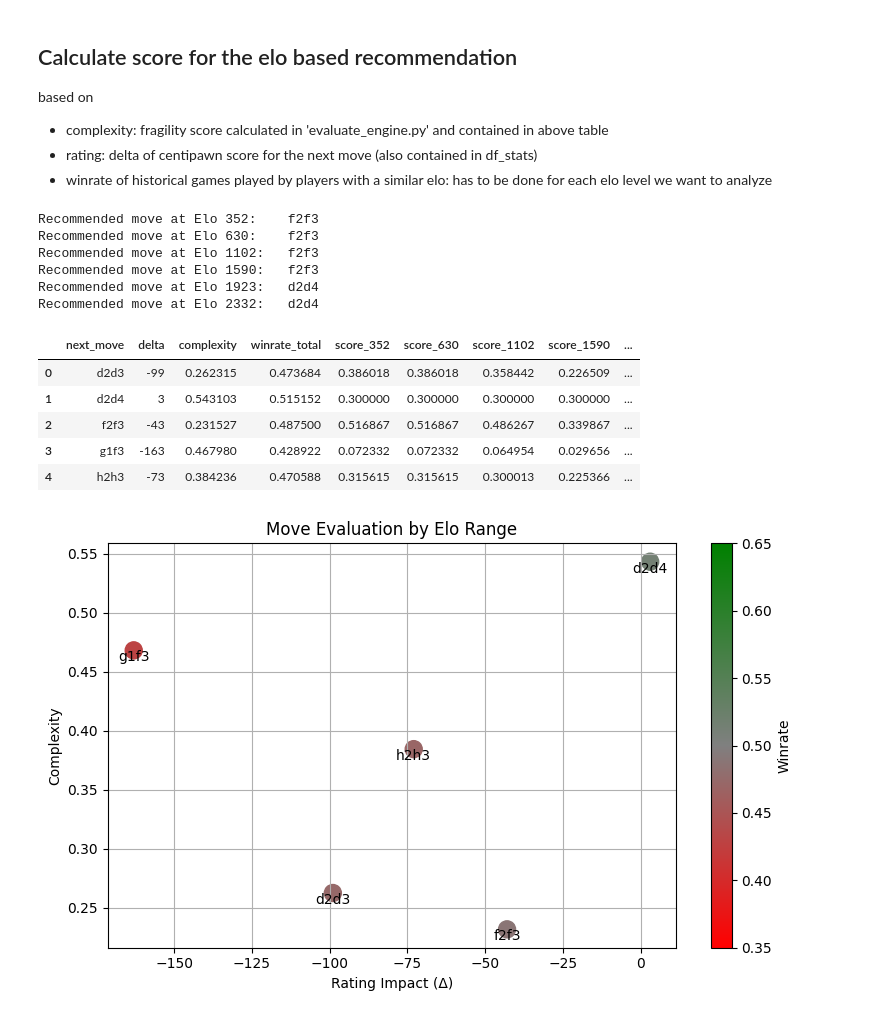
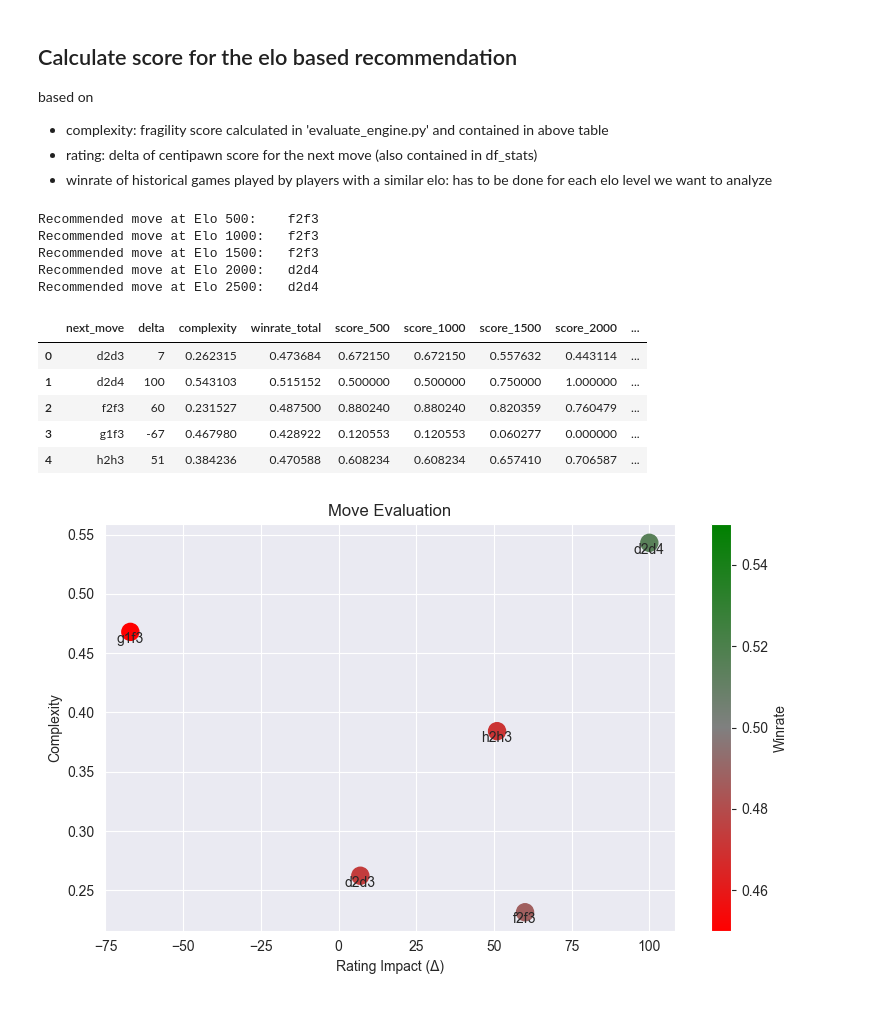
Before and after one commit to croco22/chess, a Jupyter notebook: recommendation_analysis.ipynb, the cells around one changed output. Cells and saved outputs as stored; diff of their text form; code cells hidden in the pictures.

```diff
--- a/recommendation_analysis.ipynb
+++ b/recommendation_analysis.ipynb
@@ -103,7 +97,7 @@ fen = sample_game["fen"]
 moves = str(df_next_move["next_move"].tolist())
 
 proc = subprocess.run(
-    [sys.executable, 'evaluate_engine_variance.py', fen, moves],
+    [sys.executable, 'evaluate_engine.py', fen, moves],
     capture_output=True,
     text=True
 )
@@ -132,13 +126,11 @@ based on
 # %%
 min_elo = int(df["avg_elo"].min())
 max_elo = int(df["avg_elo"].max())
-# sample_elos = random.sample(range(min_elo, max_elo + 1), 5)
-sample_elos = [352, 630, 1102, 1590, 1923, 2332]
+sample_elos = [500, 1000, 1500, 2000, 2500]
 df_fen_filtered = df_fen[df_fen["fen"] == sample_game["fen"]]
 
-ELO_DEVIATION = 500
-COMPLEXITY_WEIGHT_MAX = 0.3  # dynamic
-RATING_WEIGHT = 0.3
+ELO_DEVIATION = 250
+COMPLEXITY_WEIGHT_MAX = 0.5  # dynamic
 # %%
 def analyze_moves(data_stats, data_fen, e):
     for mv in data_stats["next_move"].tolist():
@@ -151,19 +143,17 @@ def analyze_moves(data_stats, data_fen, e):
 
     factor = max(0.0, (elo - 1000) / 1000)
     complexity_weight = max(0.0, COMPLEXITY_WEIGHT_MAX * (1 - factor))
-    rating_weight = RATING_WEIGHT
-    winrate_weight = 1 - complexity_weight - rating_weight
+    rating_weight = 1 - complexity_weight
 
     scaler = MinMaxScaler()
-    data_stats[['rating_scaled', 'complexity_scaled', 'winrate_scaled']] = scaler.fit_transform(
-        data_stats[['delta', 'complexity', "winrate_" + str(elo)]]
+    data_stats[['rating_scaled', 'complexity_scaled']] = scaler.fit_transform(
+        data_stats[['delta', 'complexity']]
     )
     data_stats['complexity_scaled'] = 1 - data_stats['complexity_scaled']
 
     data_stats["score_" + str(elo)] = (
             rating_weight * data_stats['rating_scaled'] +
-            complexity_weight * data_stats['complexity_scaled'] +
-            winrate_weight * data_stats['winrate_scaled']
+            complexity_weight * data_stats['complexity_scaled']
     )
 
     best_mv = data_stats.sort_values("score_" + str(elo), ascending=False)["next_move"].iloc[0]
@@ -174,12 +164,11 @@ for elo in sorted(sample_elos):
     df_stats, best_move = analyze_moves(df_stats, df_fen_filtered, elo)
     print(f"Recommended move at Elo {elo}:\t{best_move}")
 # %% [output]
-Recommended move at Elo 352:    f2f3
-Recommended move at Elo 630:    f2f3
-Recommended move at Elo 1102:   f2f3
-Recommended move at Elo 1590:   f2f3
-Recommended move at Elo 1923:   d2d4
-Recommended move at Elo 2332:   d2d4
+Recommended move at Elo 500:    f2f3
+Recommended move at Elo 1000:   f2f3
+Recommended move at Elo 1500:   f2f3
+Recommended move at Elo 2000:   d2d4
+Recommended move at Elo 2500:   d2d4
 # %%
 df_stats["winrate_total"] = df_stats["white_wins"] / df_stats["count"]
 df_result = df_stats[
@@ -188,45 +177,45 @@ df_result = df_stats[
     ]
 df_result
 # %% [output]
-|  | next_move | delta | complexity | winrate_total | score_352 | score_630 | score_1102 | score_1590 | ... |
-| 0 | d2d3 | -99 | 0.262315 | 0.473684 | 0.386018 | 0.386018 | 0.358442 | 0.226509 | ... |
-| 1 | d2d4 | 3 | 0.543103 | 0.515152 | 0.300000 | 0.300000 | 0.300000 | 0.300000 | ... |
-| 2 | f2f3 | -43 | 0.231527 | 0.487500 | 0.516867 | 0.516867 | 0.486267 | 0.339867 | ... |
-| 3 | g1f3 | -163 | 0.467980 | 0.428922 | 0.072332 | 0.072332 | 0.064954 | 0.029656 | ... |
-| 4 | h2h3 | -73 | 0.384236 | 0.470588 | 0.315615 | 0.315615 | 0.300013 | 0.225366 | ... |
+|  | next_move | delta | complexity | winrate_total | score_500 | score_1000 | score_1500 | score_2000 | ... |
+| 0 | d2d3 | 7 | 0.262315 | 0.473684 | 0.672150 | 0.672150 | 0.557632 | 0.443114 | ... |
+| 1 | d2d4 | 100 | 0.543103 | 0.515152 | 0.500000 | 0.500000 | 0.750000 | 1.000000 | ... |
+| 2 | f2f3 | 60 | 0.231527 | 0.487500 | 0.880240 | 0.880240 | 0.820359 | 0.760479 | ... |
+| 3 | g1f3 | -67 | 0.467980 | 0.428922 | 0.120553 | 0.120553 | 0.060277 | 0.000000 | ... |
+| 4 | h2h3 | 51 | 0.384236 | 0.470588 | 0.608234 | 0.608234 | 0.657410 | 0.706587 | ... |
 # %%
 cmap = mpl.colors.LinearSegmentedColormap.from_list("RG", ["red", "gray", "green"])
-norm = mpl.colors.Normalize(vmin=0.35, vmax=0.65)
+norm = mpl.colors.Normalize(vmin=0.45, vmax=0.55)
 
 plt.figure(figsize=(8, 5))
 sc = plt.scatter(
     df_result['delta'],
     df_result['complexity'],
     c=df_result['winrate_total'],
     cmap=cmap,
     norm=norm,
     s=150
 )
 
 for _, row in df_result.iterrows():
     plt.text(
         row['delta'],
         row['complexity'],
         row['next_move'],
         fontsize=10,
         ha='center',
         va='top'
     )
 
 plt.colorbar(sc, label='Winrate')
 plt.xlabel("Rating Impact (Δ)")
 plt.ylabel("Complexity")
-plt.title("Move Evaluation by Elo Range")
+plt.title("Move Evaluation")
 plt.grid(True)
 plt.tight_layout()
 plt.show()
 # %% [output]
-[figure, old version]
+[figure, new version]
 # %% [markdown]
 * Fragen Notebooks:
     * Passt der Baum oder noch z.B. Bewertung einbeziehen / Komplexität: Anzahl guter Züge
```
Also changed, not shown: parts of 3 cells of this notebook, 4 other files.
